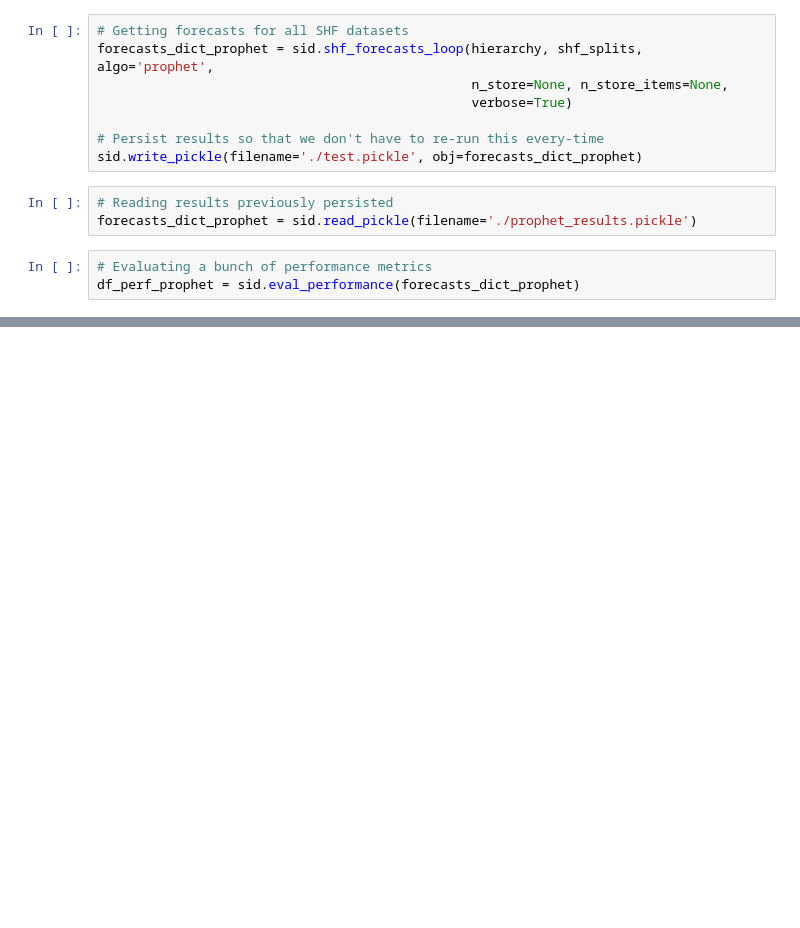
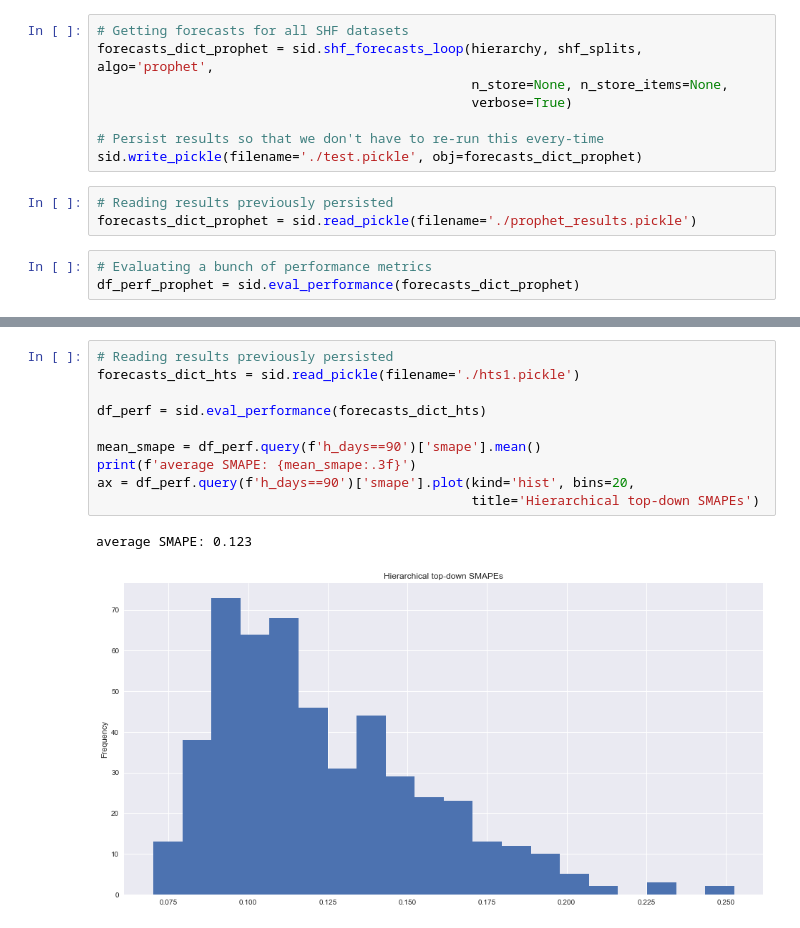
Before and after one commit to mangano/forecasting, a Jupyter notebook: store_item_demand.ipynb, the cells around one changed output, grey strips where cells are left out. Drawn from its saved outputs; the diff is of its cells as text; blank space fills up the shorter version.

Commit message:
added full fit with hierarchical OLS method

```diff
--- a/store_item_demand.ipynb
+++ b/store_item_demand.ipynb
@@ -265,0 +277,13 @@ average SMAPE: 0.12
+# %%
+# Reading results previously persisted
+forecasts_dict_hts = sid.read_pickle(filename='./hts1.pickle')
+
+df_perf = sid.eval_performance(forecasts_dict_hts)
+
+mean_smape = df_perf.query(f'h_days==90')['smape'].mean()
+print(f'average SMAPE: {mean_smape:.3f}')
+ax = df_perf.query(f'h_days==90')['smape'].plot(kind='hist', bins=20,
+                                                title='Hierarchical top-down SMAPEs')
+# %% [output]
+average SMAPE: 0.123
+[figure, added]
```
Also changed, not shown: parts of 4 cells of this notebook, 1 other file.
